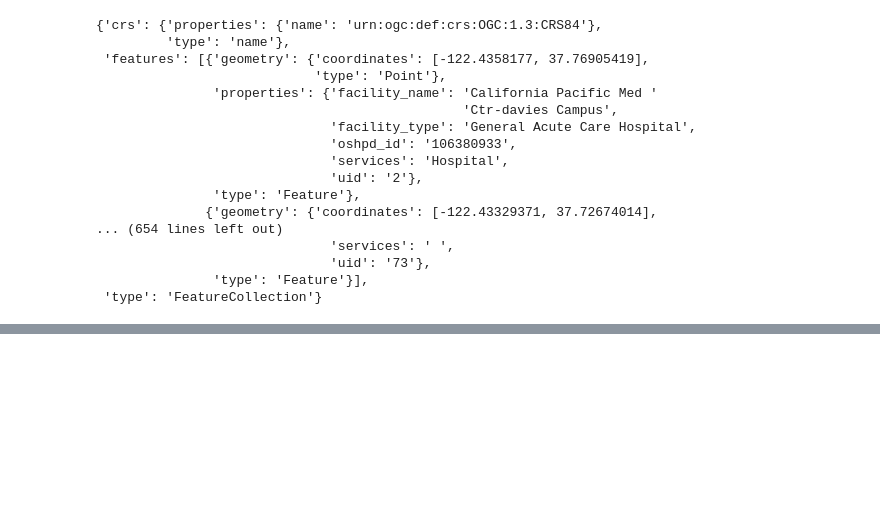
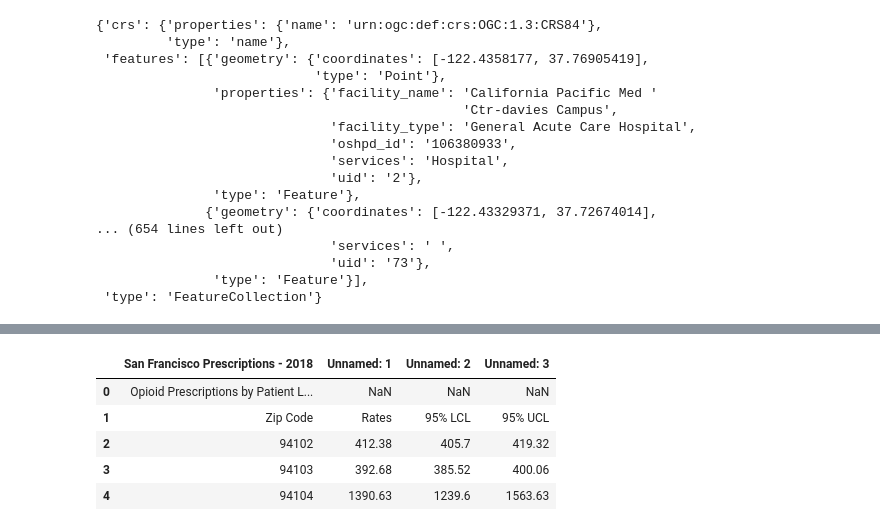
Before and after one commit to ryglaws/255_Project, a Jupyter notebook: draft1_code.ipynb, the cells around one changed output, grey strips where cells are left out. Saved outputs shown, nothing was run; the diff lists cells and outputs as text; code cells hidden in the pictures; blank space fills up the shorter version.

```diff
--- a/draft1_code.ipynb
+++ b/draft1_code.ipynb
@@ -99,0 +128,13 @@ data.head()
+# %%
+#Import the opioid prescription 2018 data
+opioid_prescript = pd.read_csv('Prescrip_SanFrancisco_AnyOpioid_2018.csv')
+
+#preview the data
+opioid_prescript.head()
+# %% [output]
+|  | San Francisco Prescriptions - 2018 | Unnamed: 1 | Unnamed: 2 | Unnamed: 3 |
+| 0 | Opioid Prescriptions by Patient L... | NaN | NaN | NaN |
+| 1 | Zip Code | Rates | 95% LCL | 95% UCL |
+| 2 | 94102 | 412.38 | 405.7 | 419.32 |
+| 3 | 94103 | 392.68 | 385.52 | 400.06 |
+| 4 | 94104 | 1390.63 | 1239.6 | 1563.63 |
```
Also changed, not shown: parts of 4 cells of this notebook.
